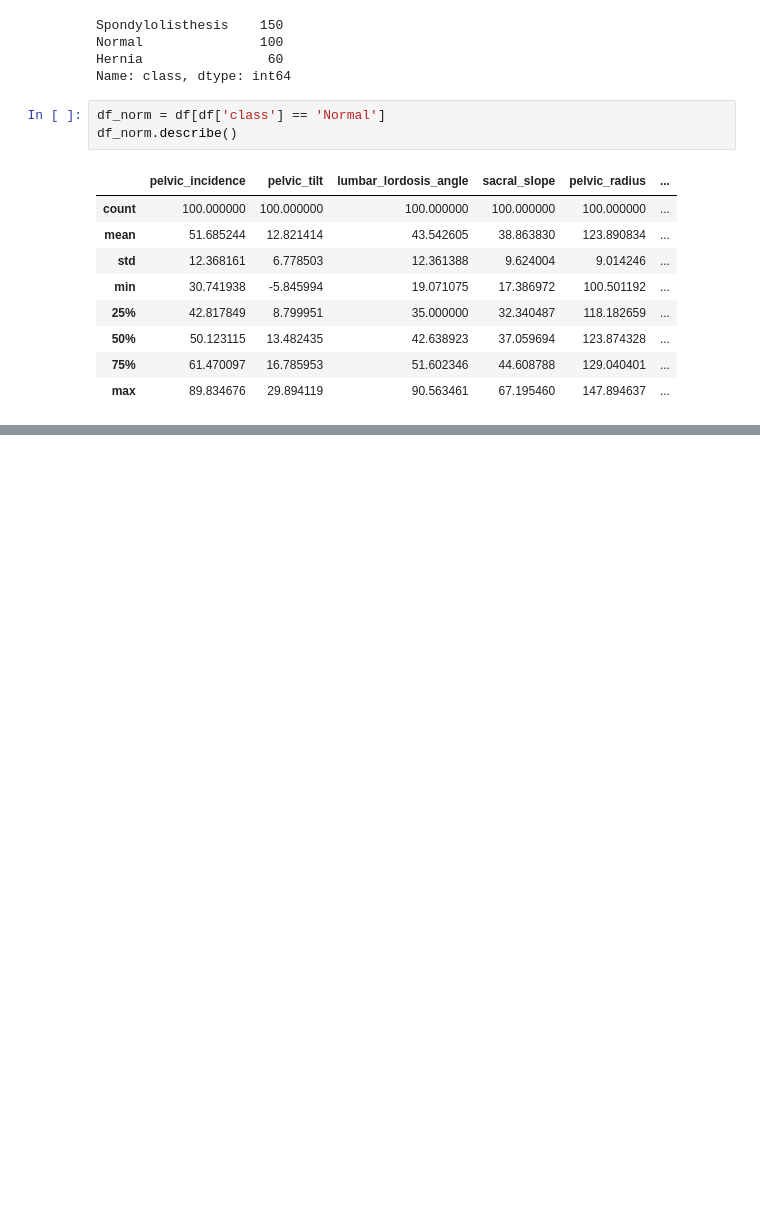
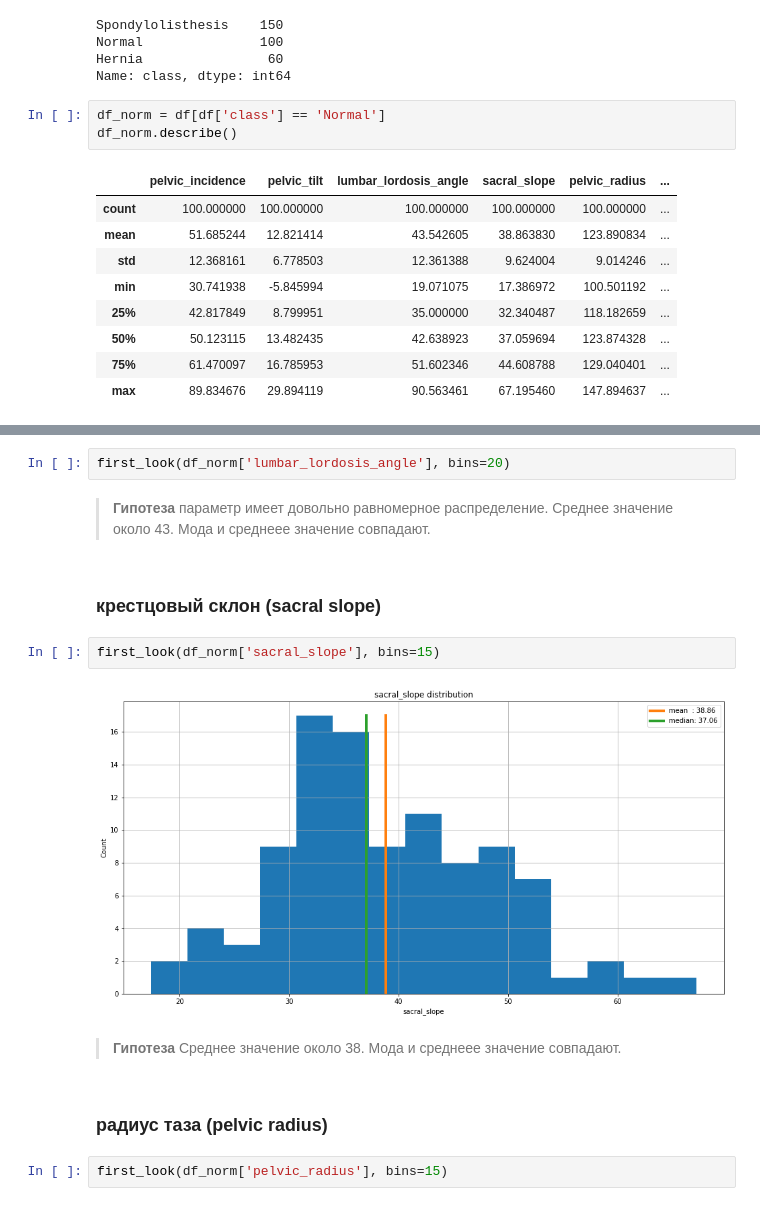
Before and after one commit to alex-chin/gb_prob_stat, a Jupyter notebook: project/ortho_pats.ipynb, the cells around one changed output, grey strips where cells are left out. Drawn from its saved outputs; the diff is of its cells as text; blank space fills up the shorter version.

```diff
--- a/project/ortho_pats.ipynb
+++ b/project/ortho_pats.ipynb
@@ -106,0 +141,16 @@ first_look(df_norm['pelvic_tilt'])
+# %%
+first_look(df_norm['lumbar_lordosis_angle'], bins=20)
+# %% [markdown]
+> **Гипотеза** параметр имеет довольно равномерное распределение. Среднее значение около 43. Мода и среднеее значение совпадают.
+# %% [markdown]
+### крестцовый склон (sacral slope)
+# %%
+first_look(df_norm['sacral_slope'], bins=15)
+# %% [output]
+[figure, added]
+# %% [markdown]
+> **Гипотеза** Среднее значение около 38. Мода и среднеее значение совпадают.
+# %% [markdown]
+### радиус таза (pelvic radius)
+# %%
+first_look(df_norm['pelvic_radius'], bins=15)
```
Also changed, not shown: parts of 18 cells of this notebook.
